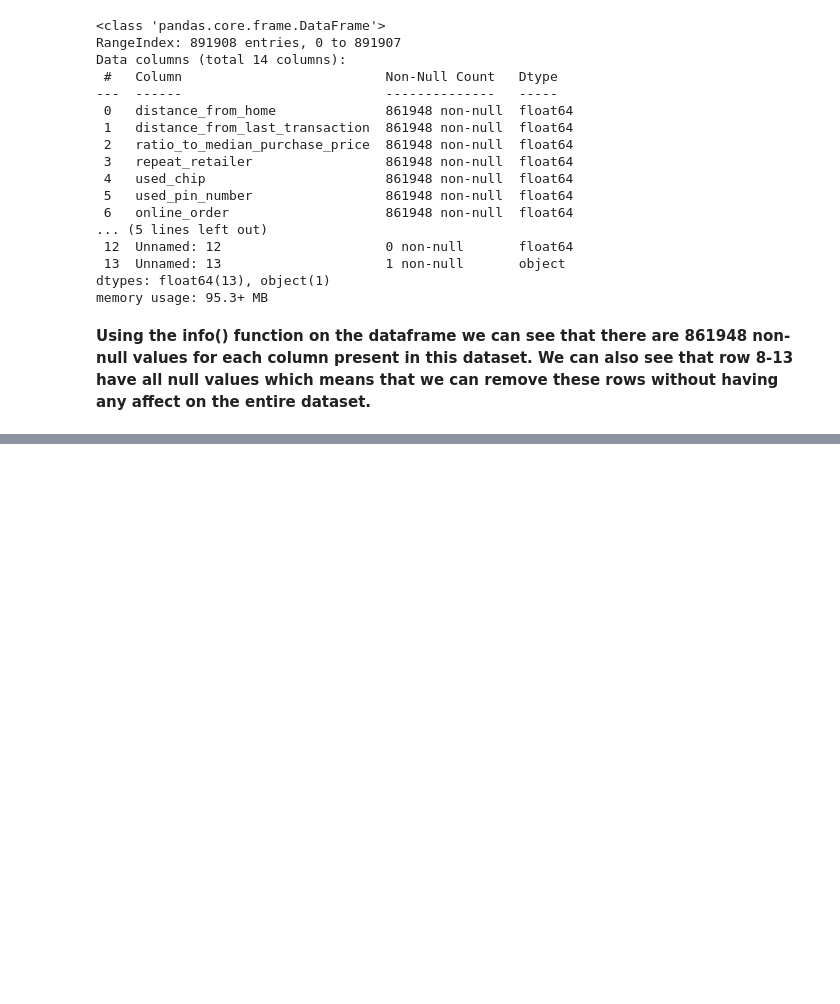
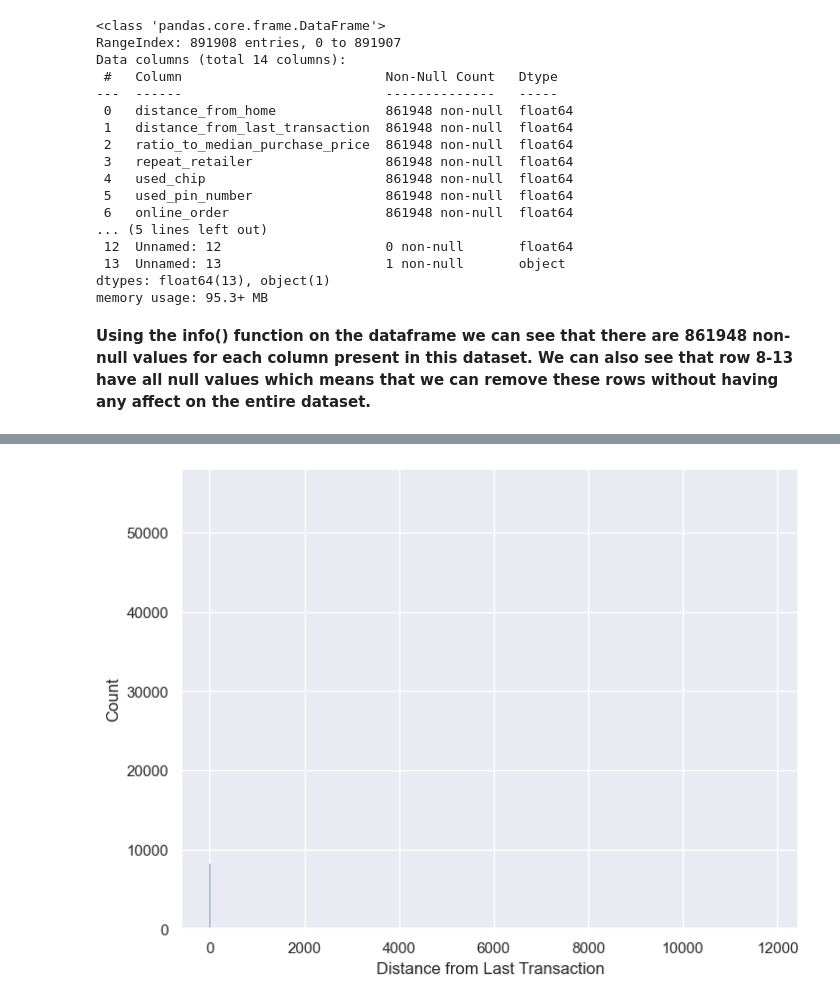
Before and after one commit to KarimKhalil33/CreditCard-Fraud-Data-Analysis, a Jupyter notebook: analysis/analysis3.ipynb, the cells around one changed output, grey strips where cells are left out. Cells and saved outputs as stored; diff of their text form; code cells hidden in the pictures; blank space fills up the shorter version.

```diff
--- a/analysis/analysis3.ipynb
+++ b/analysis/analysis3.ipynb
@@ -96,0 +62,6 @@ plt.show()
+# %%
+sns.histplot(df['distance_from_last_transaction'])
+plt.xlabel('Distance from Last Transaction')
+plt.show()
+# %% [output]
+[figure, added]
```
Also changed, not shown: parts of 25 cells of this notebook, 2 other files.
